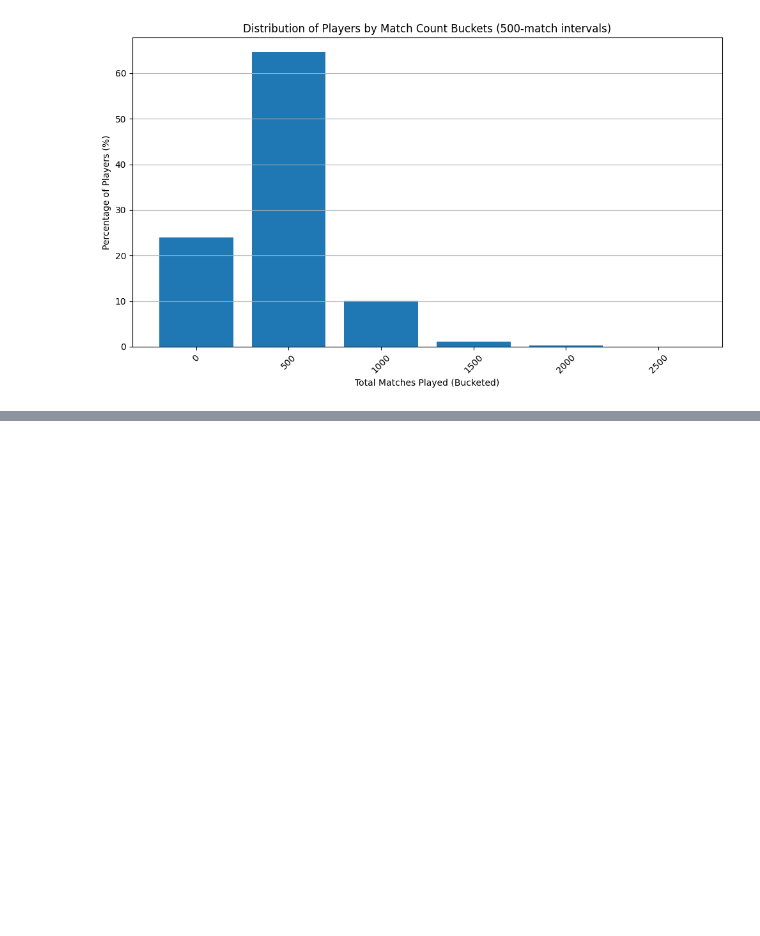
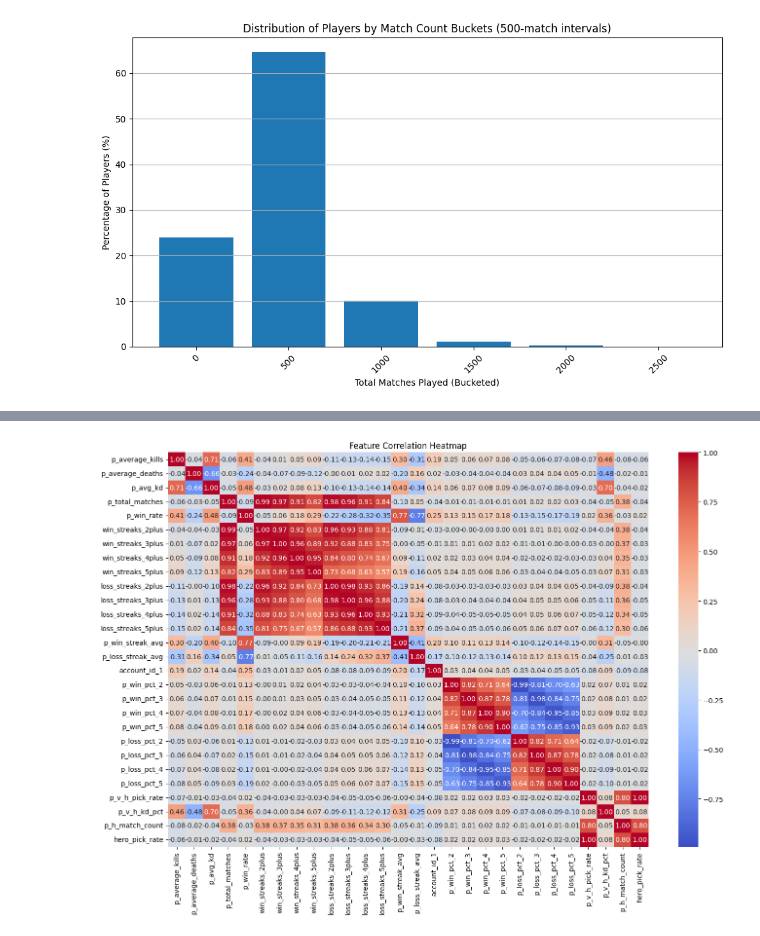
Before and after one commit to mwhittaker1/deadlock_match_prediction, a Jupyter notebook: data_analytics.ipynb, the cells around one changed output, grey strips where cells are left out. Saved outputs shown, nothing was run; the diff lists cells and outputs as text; code cells hidden in the pictures; blank space fills up the shorter version.

```diff
--- a/data_analytics.ipynb
+++ b/data_analytics.ipynb
@@ -298,0 +303,30 @@ plt.show()
+# %%
+import duckdb
+import pandas as pd
+import seaborn as sns
+import matplotlib.pyplot as plt
+
+# Connect and query combined dataset
+df = con.execute("""
+    SELECT
+        pt.*, prs.*
+    FROM player_trends pt
+    JOIN player_rolling_stats prs
+    ON pt.account_id = prs.account_id
+    """).fetchdf()
+
+# Drop ID/time fields and non-numeric
+drop_cols = ['account_id', 'match_id', 'start_time', 'hero_id', 'prior_win_loss_streak']
+df = df.drop(columns=[col for col in drop_cols if col in df.columns])
+
+# Compute correlation
+corr = df.corr(numeric_only=True)
+
+# Plot
+plt.figure(figsize=(14, 10))
+sns.heatmap(corr, annot=True, fmt=".2f", cmap="coolwarm", center=0)
+plt.title("Feature Correlation Heatmap")
+plt.tight_layout()
+plt.show()
+# %% [output]
+[figure, added]
```
Also changed, not shown: parts of 13 cells of this notebook, 2 other files.
